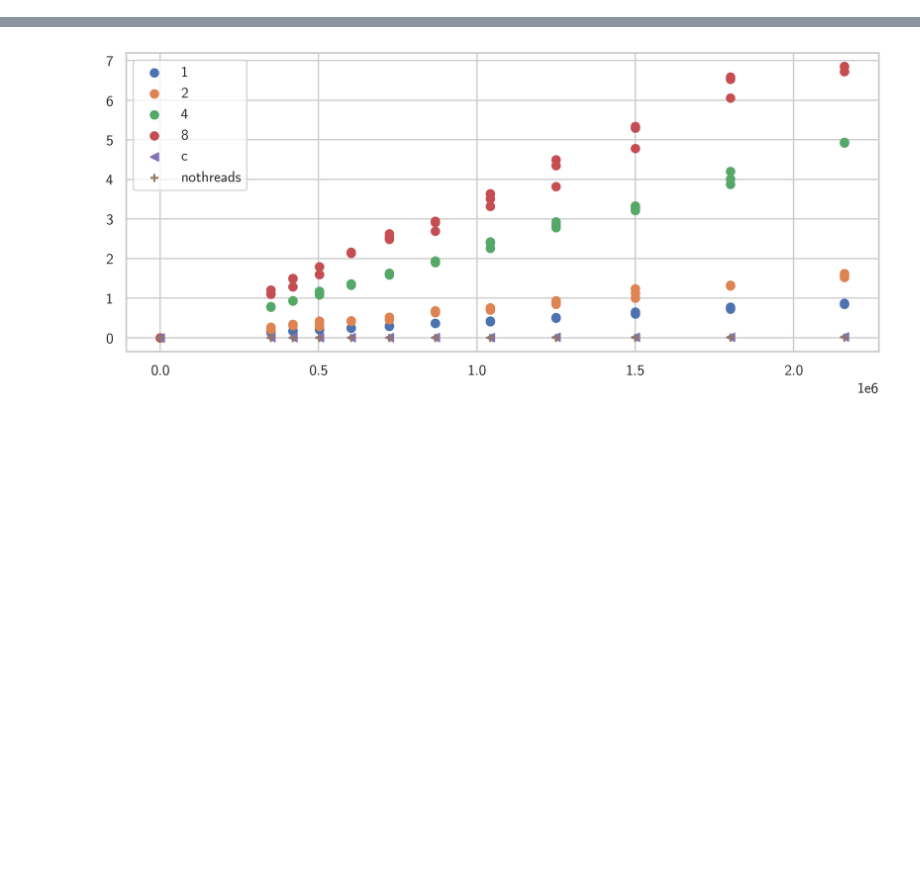
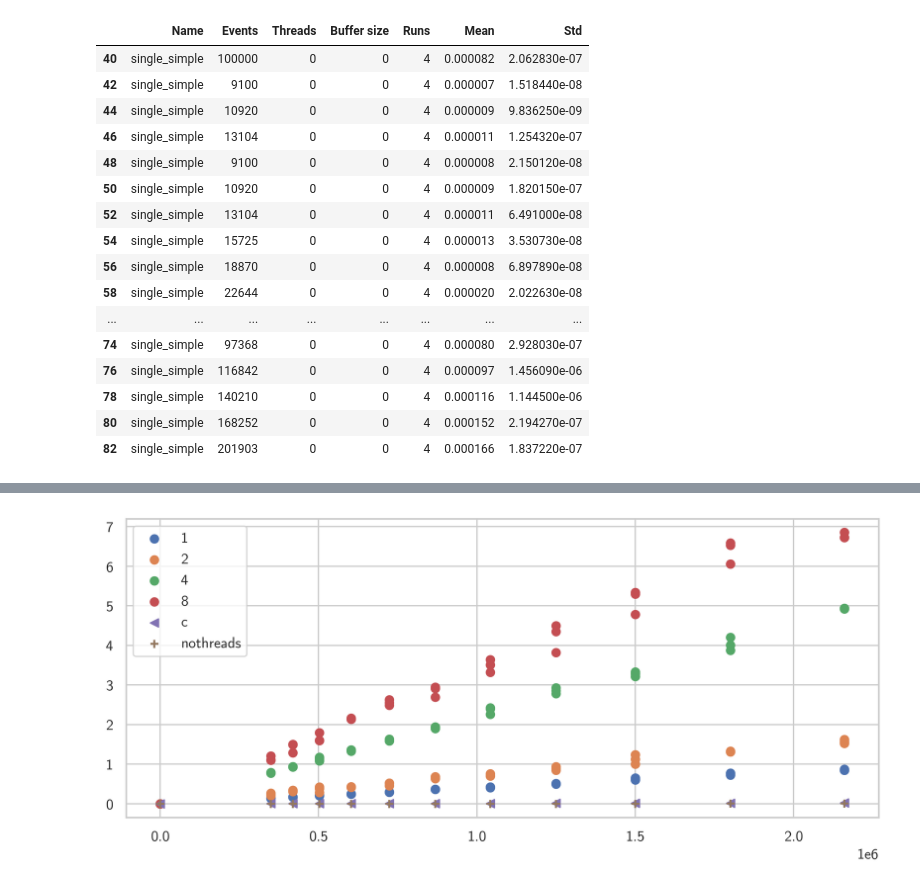
Before and after one commit to Jegp/aestream-paper, a Jupyter notebook: plots.ipynb, the cells around one changed output, grey strips where cells are left out. Drawn from its saved outputs; the diff is of its cells as text; code cells hidden in the pictures; blank space fills up the shorter version.

```diff
--- a/plots.ipynb
+++ b/plots.ipynb
@@ -38,0 +44,5 @@ fetch_data("simple")[0]
+# %%
+d = pd.read_csv("build/results.csv", header=None, names=["Name", "Events", "Threads", "Buffer size", "Runs", "Mean", "Std"])
+d["Mean"] /= 10e9
+d["Std"] /= 10e9
+d.head()
@@ -38,0 +56,22 @@ fetch_data("simple")[0]
+# %%
+c = d[d["Name"] == "conoop_Simple"]
+s = d[d["Name"] == "single_simple"]
+s
+# %% [output]
+|  | Name | Events | Threads | Buffer size | Runs | Mean | Std |
+| 40 | single_simple | 100000 | 0 | 0 | 4 | 0.000082 | 2.062830e-07 |
+| 42 | single_simple | 9100 | 0 | 0 | 4 | 0.000007 | 1.518440e-08 |
+| 44 | single_simple | 10920 | 0 | 0 | 4 | 0.000009 | 9.836250e-09 |
+| 46 | single_simple | 13104 | 0 | 0 | 4 | 0.000011 | 1.254320e-07 |
+| 48 | single_simple | 9100 | 0 | 0 | 4 | 0.000008 | 2.150120e-08 |
+| 50 | single_simple | 10920 | 0 | 0 | 4 | 0.000009 | 1.820150e-07 |
+| 52 | single_simple | 13104 | 0 | 0 | 4 | 0.000011 | 6.491000e-08 |
+| 54 | single_simple | 15725 | 0 | 0 | 4 | 0.000013 | 3.530730e-08 |
+| 56 | single_simple | 18870 | 0 | 0 | 4 | 0.000008 | 6.897890e-08 |
+| 58 | single_simple | 22644 | 0 | 0 | 4 | 0.000020 | 2.022630e-08 |
+| ... | ... | ... | ... | ... | ... | ... | ... |
+| 74 | single_simple | 97368 | 0 | 0 | 4 | 0.000080 | 2.928030e-07 |
+| 76 | single_simple | 116842 | 0 | 0 | 4 | 0.000097 | 1.456090e-06 |
+| 78 | single_simple | 140210 | 0 | 0 | 4 | 0.000116 | 1.144500e-06 |
+| 80 | single_simple | 168252 | 0 | 0 | 4 | 0.000152 | 2.194270e-07 |
+| 82 | single_simple | 201903 | 0 | 0 | 4 | 0.000166 | 1.837220e-07 |
```
Also changed, not shown: parts of 6 cells of this notebook, 3 other files.
